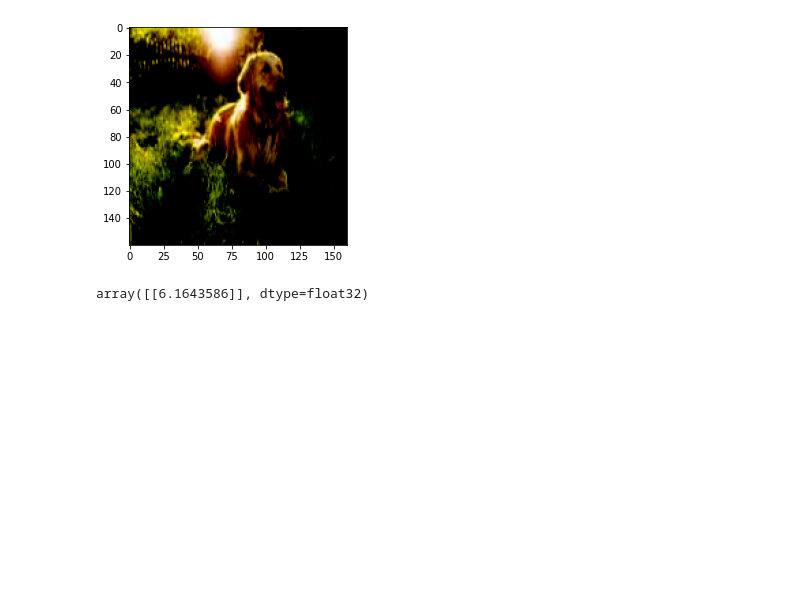
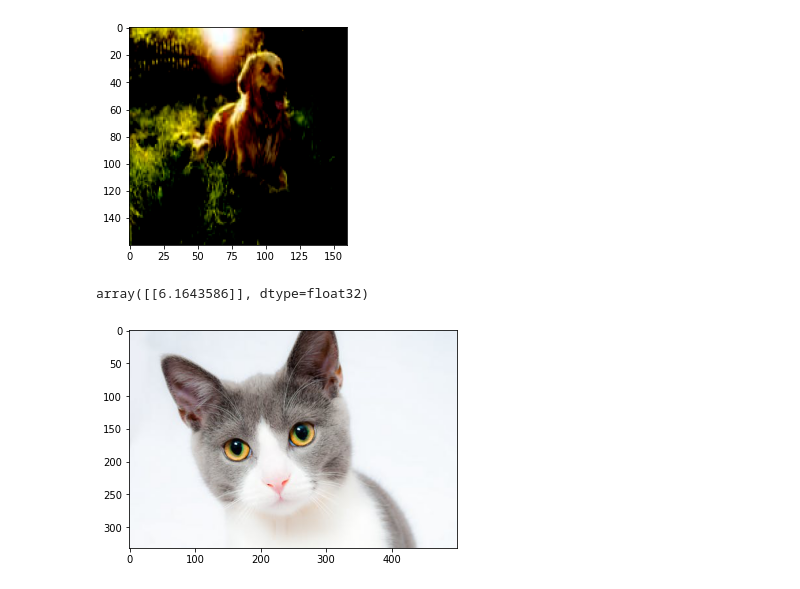
Before and after one commit to jagtapuday/Computer-Vision, a Jupyter notebook: CNN_Base.ipynb, the cells around one changed output. Saved outputs shown, nothing was run; the diff lists cells and outputs as text; code cells hidden in the pictures; blank space fills up the shorter version.

```diff
--- a/CNN_Base.ipynb
+++ b/CNN_Base.ipynb
@@ -379,3 +379,11 @@ prediction = new_model.predict(np.array([image]))
 prediction
 # %% [output]
 array([[6.1643586]], dtype=float32)
+# %%
+test_image = image.load_img('cat1.jpeg')
+test_image=np.array(test_image)
+plt.figure()
+plt.imshow(test_image)
+plt.show()
+# %% [output]
+[figure, added]
```
Also changed, not shown: parts of 3 cells of this notebook.
